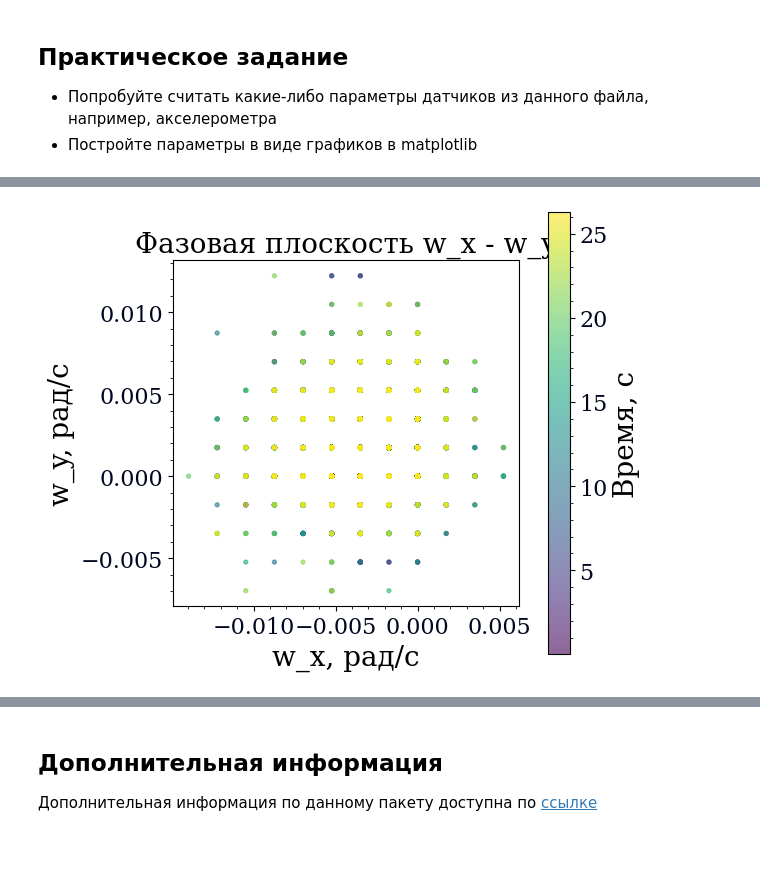
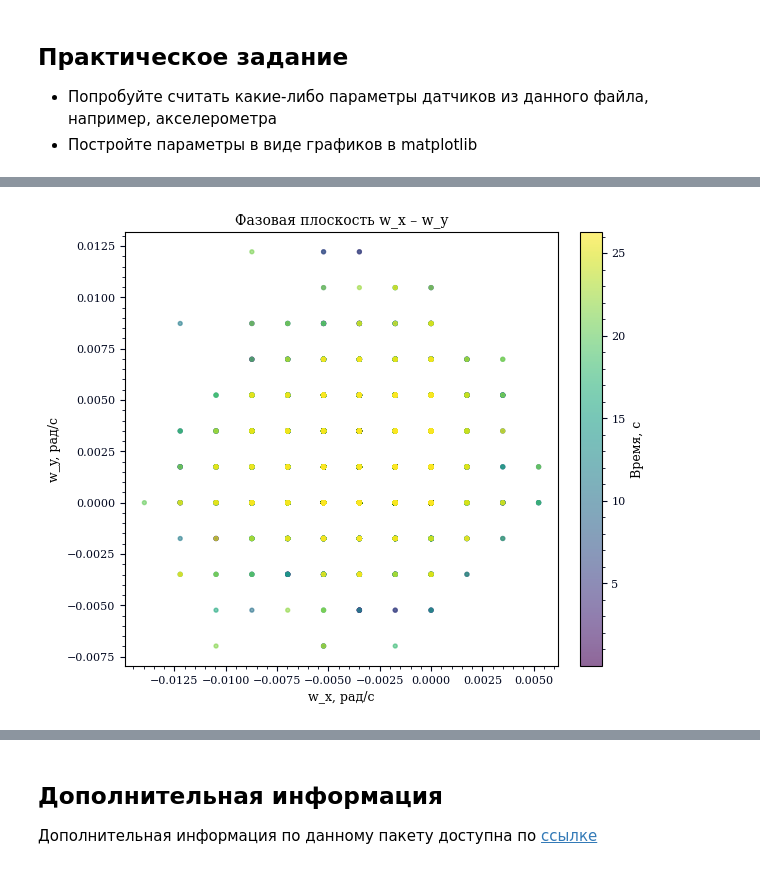
Before and after one commit to Sleenjep/data-collect-gen-label, a Jupyter notebook: 3_lab/bagpy_example2.ipynb, the cells around one changed output, grey strips where cells are left out. Drawn from its saved outputs; the diff is of its cells as text; code cells hidden in the pictures.

```diff
--- a/3_lab/bagpy_example2.ipynb
+++ b/3_lab/bagpy_example2.ipynb
@@ -201,6 +201,15 @@ plt.imshow(rgb)
 * Попробуйте считать какие-либо параметры датчиков из данного файла, например, акселерометра
 * Постройте параметры в виде графиков в matplotlib
 # %%
+plt.rcParams.update({
+    'figure.titlesize': 11,
+    'axes.titlesize': 10,
+    'axes.labelsize': 9,
+    'xtick.labelsize': 8,
+    'ytick.labelsize': 8,
+    'legend.fontsize': 8,
+})
+
 imu_path = b.message_by_topic('/device_0/sensor_2/Gyro_0/imu/data')
 df_imu = pd.read_csv(imu_path)
 t = df_imu['Time']
@@ -276,15 +246,11 @@ plt.show()
 # %%
-qx = df_imu['orientation.x']
-qy = df_imu['orientation.y']
-qz = df_imu['orientation.z']
-qw = df_imu['orientation.w']
 fig, ax = plt.subplots(figsize=(6, 5), constrained_layout=True)
 sc = ax.scatter(wx, wy, c=t, s=8, cmap='viridis', alpha=0.6)
 ax.set_xlabel('w_x, рад/с')
 ax.set_ylabel('w_y, рад/с')
-ax.set_title('Фазовая плоскость w_x - w_y', fontsize=20)
+ax.set_title('Фазовая плоскость w_x – w_y')
 ax.set_aspect('equal', adjustable='box')
 plt.colorbar(sc, ax=ax, label='Время, с')
 plt.show()
 # %% [output]
-[figure, old version]
+[figure, new version]
```
Also changed, not shown: parts of 10 cells of this notebook.
